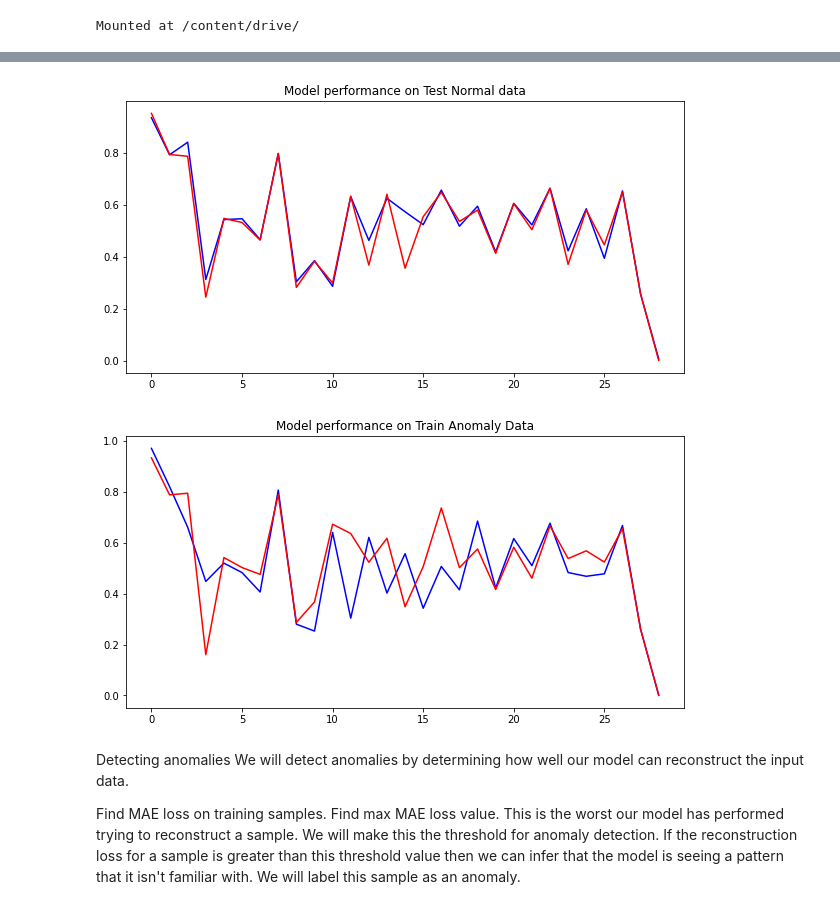
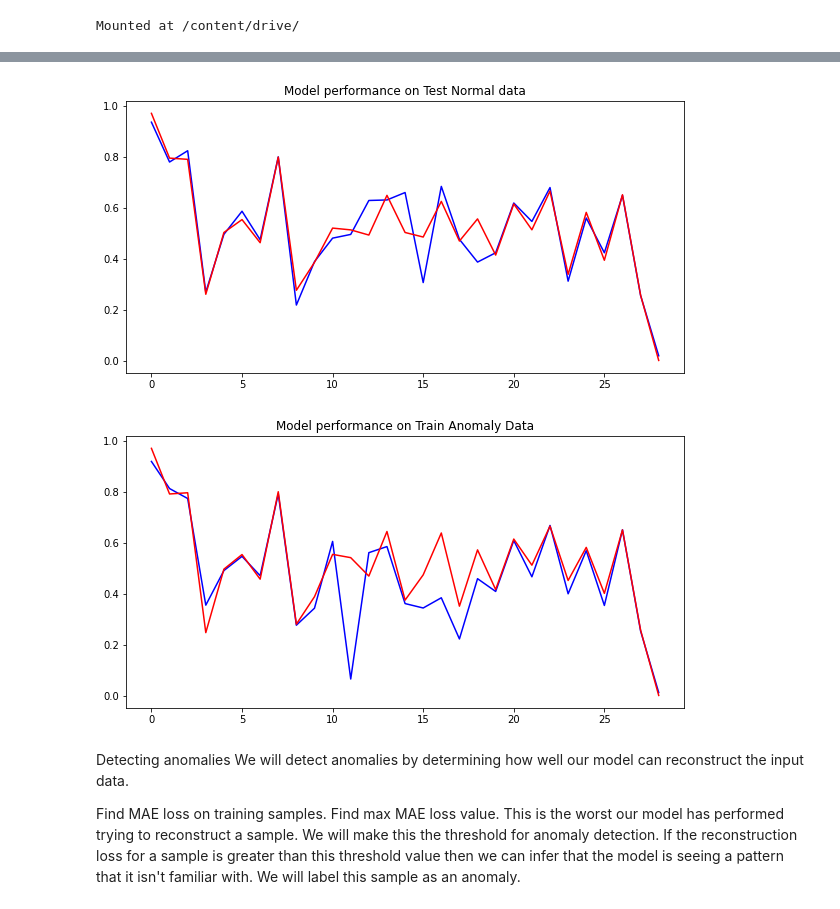
Before and after one commit to zSoftwareRepository/MDS-561-46-22SU, a Jupyter notebook: Autoencoder_cv_version2.ipynb, the cells around one changed output, grey strips where cells are left out. Drawn from its saved outputs; the diff is of its cells as text; code cells hidden in the pictures.

Commit message:
Autoencoder CV 10 folds with holdout

```diff
--- a/Autoencoder_cv_version2.ipynb
+++ b/Autoencoder_cv_version2.ipynb
@@ -88,3 +95,18 @@ folds.loc[:,'fold'] = folds.loc[:,'fold'].astype(int)
+# %%
+trn_idx = folds[folds['fold'] != 0].index
+data0 = data0.iloc[trn_idx].reset_index(drop=True).copy()
+# %%
+folds = pd.DataFrame(np.zeros(data0.shape[0]),columns=['fold'])
+folds.index = data0.index
+
+n_folds = 10
+
+kf = KFold(n_splits=n_folds)
+
+for n, (train_index, val_index) in enumerate(kf.split(data0)):
+    folds.loc[val_index, 'fold'] = int(n)
+
+folds.loc[:,'fold'] = folds.loc[:,'fold'].astype(int)
 # %%
 learning_rate = 1e-3
 i_count = 0
@@ -144,12 +166,10 @@ Epoch 29/100
 # %%
-val_idx = folds[folds['fold'] == 0].index
-g_test  = data0.iloc[val_idx].reset_index(drop=True).values.copy()
-decoder_out = np.zeros( (40617, 29) , dtype=np.float64)
+decoder_out = np.zeros( (holdout.shape) , dtype=np.float64)
 
 for fold in range(n_folds):
   #Test data
   scaler = fscalers[fold]
-  X_test  = scaler.transform(g_test)
+  X_test  = scaler.transform(holdout)
 
   encoder_out = model.encoder(X_test).numpy()
   decoder_out += model.decoder(encoder_out).numpy()
@@ -157,14 +177,14 @@ for fold in range(n_folds):
 decoder_out /= n_folds
 # %%
 fig = plt.figure(figsize = (10, 5))
-plt.plot(X_test[0], 'b')
-plt.plot(decoder_out[0], 'r')
+plt.plot(X_test[2], 'b')
+plt.plot(decoder_out[2], 'r')
 plt.title("Model performance on Test Normal data")
 plt.show()
 # %% [output]
-[figure, old version]
+[figure, new version]
 # %%
-decoder_out = np.zeros( (492,29) , dtype=np.float64)
+decoder_out = np.zeros( (data1.shape) , dtype=np.float64)
 
 for fold in range(n_folds):
   #Test data
@@ -177,12 +197,12 @@ for fold in range(n_folds):
 decoder_out /= n_folds
 # %%
 fig = plt.figure(figsize = (10, 5))
-plt.plot(X_test[10], 'b')
-plt.plot(decoder_out[10], 'r')
+plt.plot(X_test[2], 'b')
+plt.plot(decoder_out[2], 'r')
 plt.title("Model performance on Train Anomaly Data")
 plt.show()
 # %% [output]
-[figure, old version]
+[figure, new version]
 # %% [markdown]
 Detecting anomalies
 We will detect anomalies by determining how well our model can reconstruct the input data.
```
Also changed, not shown: parts of 21 cells of this notebook.
